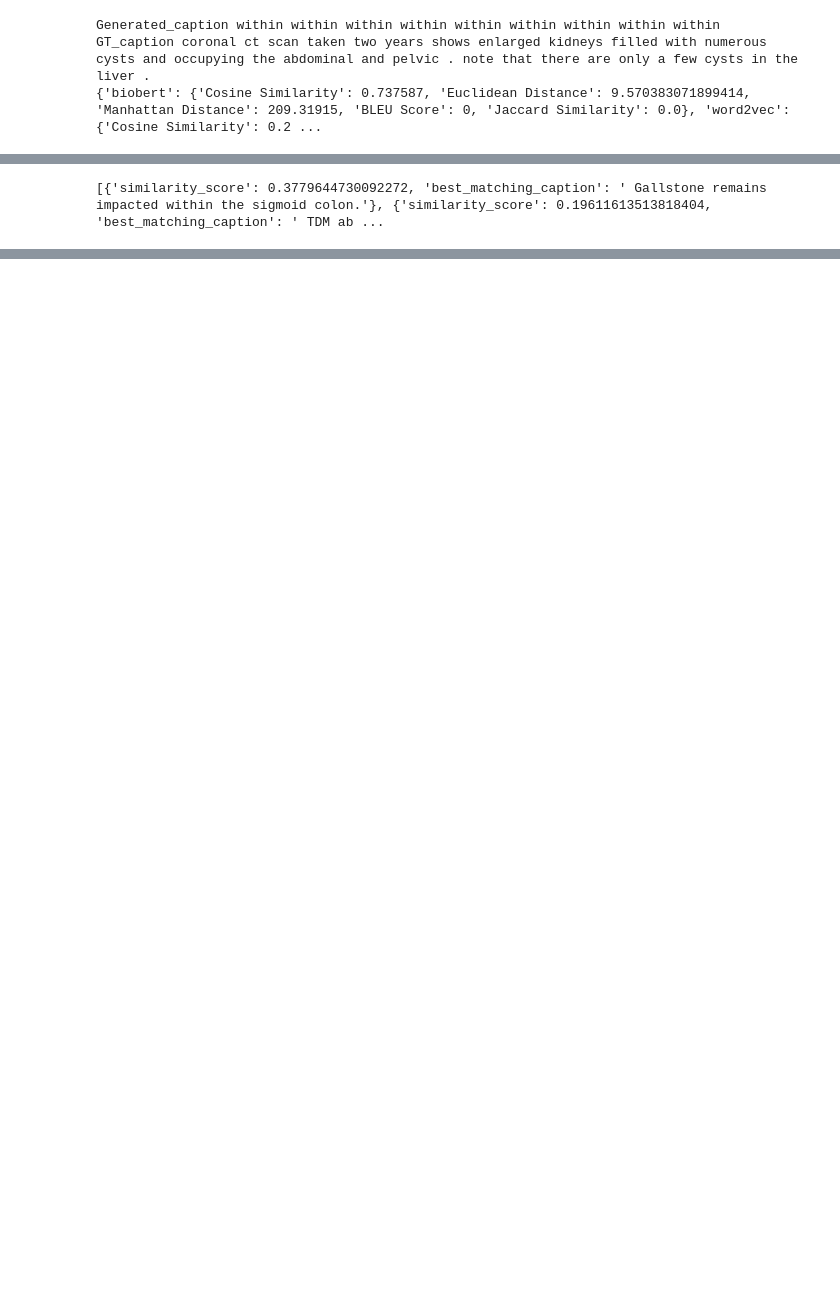
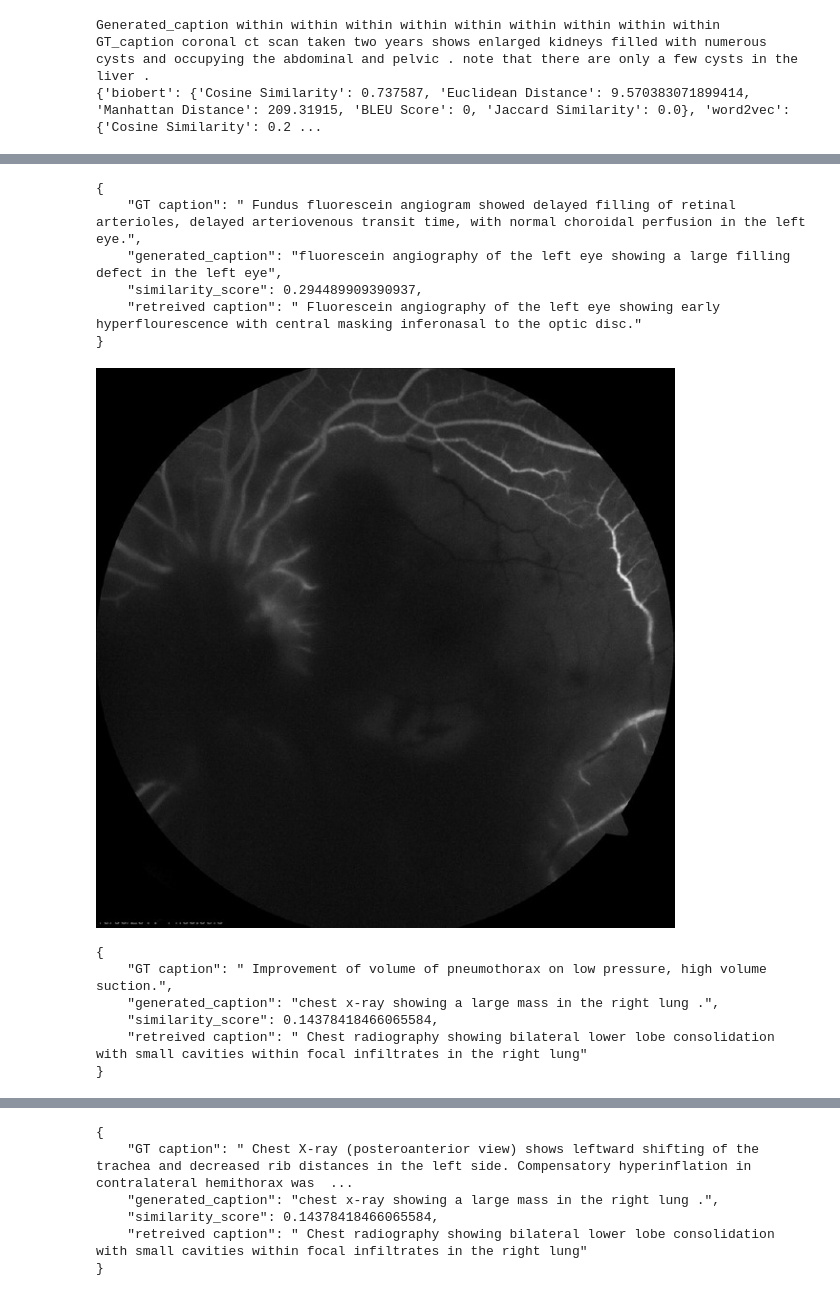
Before and after one commit to tharindu326/image-captioning, a Jupyter notebook: similarity.ipynb, the cells around one changed output, grey strips where cells are left out. Cells and saved outputs as stored; diff of their text form; code cells hidden in the pictures; blank space fills up the shorter version.

```diff
--- a/similarity.ipynb
+++ b/similarity.ipynb
@@ -94,5 +166,5 @@ class Decoder(nn.Module):
 # %%
-# iNFERENCE PIPELINE FOR GENERATE CAPTIONS
+# iNFERENCE PIPELINE FOR GENERATE CAPTIONS: Duel encoder
 
 import torch
 from torchvision import transforms
@@ -121,9 +193,9 @@ class CaptionGenerator:
         else:
             map_location = torch.device('cpu')
 
-        self.image_encoder = ImageEncoder(embed_size).to(self.device)
-        self.semantic_encoder = SemanticEncoder(vocab_size, embed_size, hidden_size, num_layers).to(self.device)
-        self.decoder = Decoder(vocab_size, embed_size, hidden_size).to(self.device)
+        self.image_encoder = ImageEncoder_Duel(embed_size).to(self.device)
+        self.semantic_encoder = SemanticEncoder_Duel(vocab_size, embed_size, hidden_size, num_layers).to(self.device)
+        self.decoder = Decoder_Duel(vocab_size, embed_size, hidden_size).to(self.device)
 
         # Load trained weights (assuming you saved them earlier as 'encoder.pth' and 'decoder.pth')
         self.image_encoder.load_state_dict(torch.load(image_encoder_path, map_location=map_location))
@@ -367,38 +588,62 @@ GT_caption coronal ct scan taken two years shows enlarged kidneys filled with nu
 # %%
-# Question 07: get the most similar caption for generated caption from training set
+# Question 07: Retreival method: get the most similar caption for generated caption from training set
+from nltk.translate.bleu_score import sentence_bleu, SmoothingFunction
 def get_best_match_from_target_list(caption, json_data):
     """
     :param caption: input caption/ generated caption (Y)
     :param json_data: data file to get the training list
     :return: best matching caption for Y <-- (Z)
     """
     data = json.load(open(json_data))
     target_captions = []
     for k, v in data.items():
         if k == 'train':
             for item in v:
                 target_captions.append(list(item.values())[0]['caption'])
 
     best_sim = 0
     best_caption = None
     for train_cap in target_captions:
-        cosine_sim = calculate_countvector_similarity(train_cap, caption)
-        if best_sim < cosine_sim['Cosine Similarity']:
-            best_sim = cosine_sim['Cosine Similarity']
+        # cosine_sim = calculate_countvector_similarity(train_cap, caption)
+        # if best_sim < cosine_sim['Cosine Similarity']:
+        #     best_sim = cosine_sim['Cosine Similarity']
+        #     best_caption = train_cap
+        reference = train_cap.split()
+        hypothesis = caption.split()
+        # Calculate BLEU score for the pair
+        score = sentence_bleu([reference], hypothesis, smoothing_function=SmoothingFunction().method1)
+        if best_sim < score:
+            best_sim = score
             best_caption = train_cap
     return best_sim, best_caption
 
 #Q7
 # get the most similar caption for generated caption from training set, for all the test images
 json_data = 'selected_dataset/selected_dataset_info.json'
 best_similarities_Z = []
 best_matching_captions_Z = []
-all_data = []
+
 for i, Generated_caption in enumerate(generated_captions):
     best_similarity, best_matching_caption = get_best_match_from_target_list(Generated_caption, json_data)
     best_similarities_Z.append(best_similarity)
     best_matching_captions_Z.append(best_matching_caption)
-    all_data.append({'similarity_score': best_similarity, 'best_matching_caption': best_matching_caption})
-print(all_data)
+    res = {'GT caption':GTs[i], 'generated_caption': Generated_caption, 'similarity_score': best_similarity, 'retreived caption': best_matching_caption}
+    # print Coupe of matches from retreival
+    if i < 3:
+        print(json.dumps(res, indent=4))
+        image = PILImage.open(image_paths[i])
+        image.show()
 # %% [output]
-[{'similarity_score': 0.3779644730092272, 'best_matching_caption': ' Gallstone remains impacted within the sigmoid colon.'}, {'similarity_score': 0.19611613513818404, 'best_matching_caption': ' TDM ab ...
+{
+    "GT caption": " Fundus fluorescein angiogram showed delayed filling of retinal arterioles, delayed arteriovenous transit time, with normal choroidal perfusion in the left eye.",
+    "generated_caption": "fluorescein angiography of the left eye showing a large filling defect in the left eye",
+    "similarity_score": 0.294489909390937,
+    "retreived caption": " Fluorescein angiography of the left eye showing early hyperflourescence with central masking inferonasal to the optic disc."
+}
+[figure, added]
+{
+    "GT caption": " Improvement of volume of pneumothorax on low pressure, high volume suction.",
+    "generated_caption": "chest x-ray showing a large mass in the right lung .",
+    "similarity_score": 0.14378418466065584,
+    "retreived caption": " Chest radiography showing bilateral lower lobe consolidation with small cavities within focal infiltrates in the right lung"
+}
@@ -404,0 +651,6 @@ print(all_data)
+{
+    "GT caption": " Chest X-ray (posteroanterior view) shows leftward shifting of the trachea and decreased rib distances in the left side. Compensatory hyperinflation in contralateral hemithorax was  ...
+    "generated_caption": "chest x-ray showing a large mass in the right lung .",
+    "similarity_score": 0.14378418466065584,
+    "retreived caption": " Chest radiography showing bilateral lower lobe consolidation with small cavities within focal infiltrates in the right lung"
+}
```
Also changed, not shown: parts of 9 cells of this notebook.
